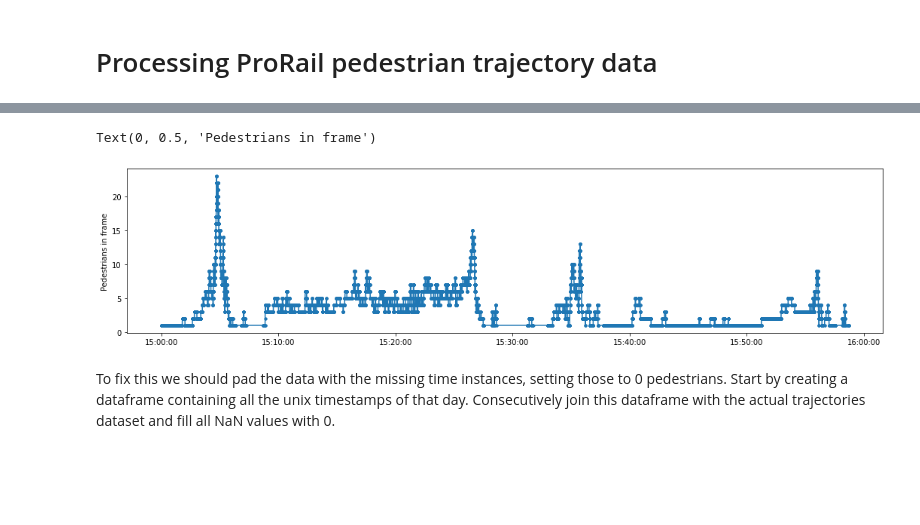
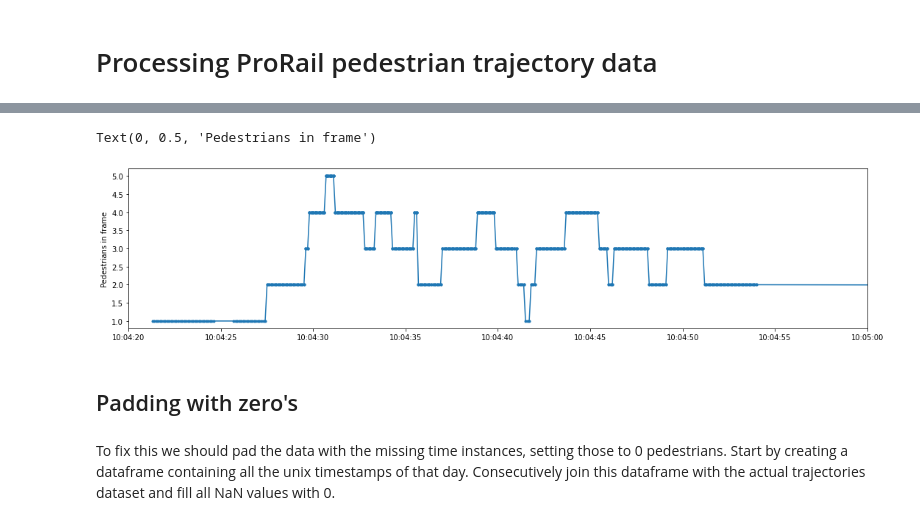
Before and after one commit to Joriswillems/depth_data_im_analysis, a Jupyter notebook: trajectory_analysis.ipynb, the cells around one changed output, grey strips where cells are left out. Cells and saved outputs as stored; diff of their text form; code cells hidden in the pictures; blank space fills up the shorter version.

```diff
--- a/trajectory_analysis.ipynb
+++ b/trajectory_analysis.ipynb
@@ -68,2 +14,0 @@ data fetched. Accessible as <this-object>.df
-# %%
-dh.df = dh.df.astype('int64') # Force all columns to be integers
@@ -137,13 +169,15 @@ The plot above never gets below 1 pedestrian. This is because in the data there
 # %%
 fig, ax = plt.subplots(figsize = (18, 4))
 ax.plot(dh.df.datetime, dh.df.frame_objs, '.-')
-# ax.set_xlim(pd.to_datetime('2020-04-28 06:04:00'),
-#             pd.to_datetime('2020-04-28 06:06:00'))
+ax.set_xlim(pd.to_datetime('2020-04-28 10:04:20'),
+            pd.to_datetime('2020-04-28 10:05:00'))
 ax.xaxis.set_major_formatter(mdates.DateFormatter("%H:%M:%S"))
 ax.set_ylabel('Pedestrians in frame')
 # %% [output]
 Text(0, 0.5, 'Pedestrians in frame')
-[figure, old version]
+[figure, new version]
+# %% [markdown]
+## Padding with zero's
 # %% [markdown]
 To fix this we should pad the data with the missing time instances, setting those to 0 pedestrians. Start by creating a dataframe containing all the unix timestamps of that day. Consecutively join this dataframe with the actual trajectories dataset and fill all NaN values with 0.
 # %%
```
Also changed, not shown: parts of 42 cells of this notebook.
